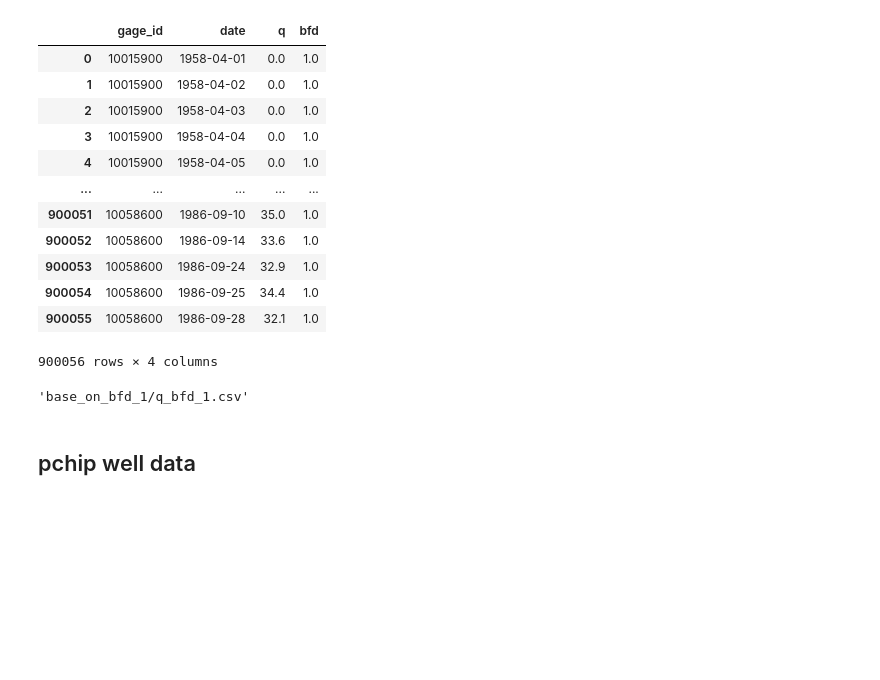
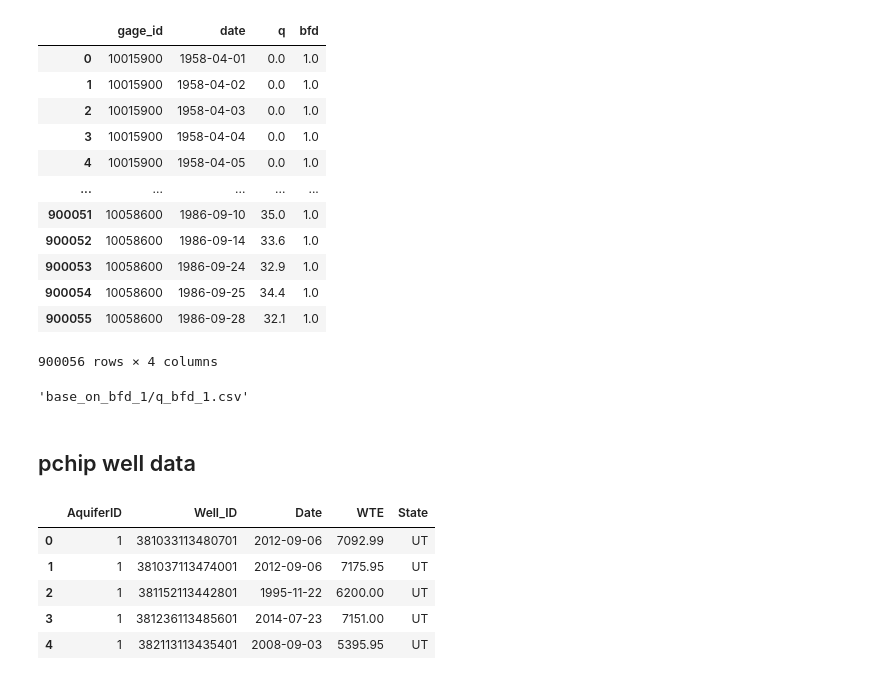
Before and after one commit to xueyil9/gslb_local_running, a Jupyter notebook: base_on_first_bfd_1_june10.ipynb, the cells around one changed output. Saved outputs shown, nothing was run; the diff lists cells and outputs as text; code cells hidden in the pictures; blank space fills up the shorter version.

```diff
--- a/base_on_first_bfd_1_june10.ipynb
+++ b/base_on_first_bfd_1_june10.ipynb
@@ -87,0 +90,9 @@ output_file_path
+# %%
+well_ts.head()
+# %% [output]
+|  | AquiferID | Well_ID | Date | WTE | State |
+| 0 | 1 | 381033113480701 | 2012-09-06 | 7092.99 | UT |
+| 1 | 1 | 381037113474001 | 2012-09-06 | 7175.95 | UT |
+| 2 | 1 | 381152113442801 | 1995-11-22 | 6200.00 | UT |
+| 3 | 1 | 381236113485601 | 2014-07-23 | 7151.00 | UT |
+| 4 | 1 | 382113113435401 | 2008-09-03 | 5395.95 | UT |
```
Also changed, not shown: parts of 7 cells of this notebook.
